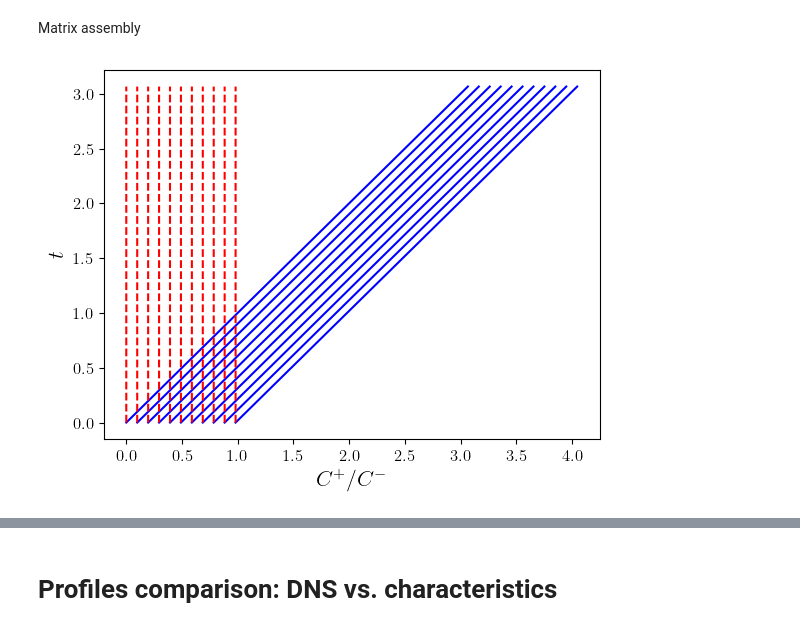
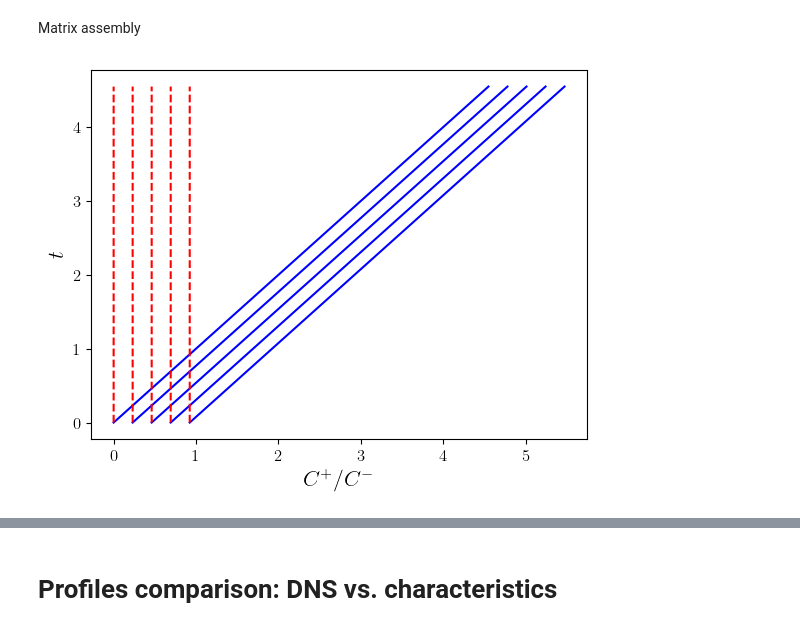
Before and after one commit to riemannsBeard/HeatTransfer_characteristics, a Jupyter notebook: Characteristics.ipynb, the cells around one changed output, grey strips where cells are left out. Saved outputs shown, nothing was run; the diff lists cells and outputs as text; code cells hidden in the pictures.

```diff
--- a/Characteristics.ipynb
+++ b/Characteristics.ipynb
@@ -55,11 +72,0 @@ Thermophysical properties (from Van Lew, 2017)
-# %%
-# Fluid
-rhof = 1733
-muf = 0.0021
-cpf = 1550
-kf = 0.25*0.57
-
-# Solid
-rhos = 2640
-cps = 1050
-ks = 2.5
@@ -111,0 +106,17 @@ h = a*6*(1-eps)/d
+# %%
+# Calculation of heat transfer coeff.
+Pr = cpf*muf/kf
+rchar = eps*d/(4*(1-eps))
+G = mDot/(eps*np.pi*R**2)
+Re = 4*G*rchar/muf
+h = 0.191*mDot*cpf/(eps*np.pi*R**2)*Re**(-0.278)*Pr**(-2/3)*np.pi*R**2
+
+# Rep = rhof*d*u/muf
+# Pr = cpf*muf/kf
+# Nu = 0.664*Rep**0.5*Pr**0.5
+# a = Nu*kf/d
+
+# # Heat transfer coeff.
+# h = a*6*(1-eps)/d
+
+h
@@ -303,7 +328,9 @@ Lambdas = h*H/(rhos*cps*u*(1-eps))
 # %%
 # Malla características
-dt = 3.6*u/H
-dx = dt
+CFL = dt*u/dx
 
-xc = np.arange(0, xf/H+dx, dx)
-tc = np.arange(0, tf*u/H+dt, dt)
+dx = 2.2e-2/H
+dt = dx
+
+xc = np.arange(0, 1 + dx, dx)
+tc = np.arange(0, 1/eps + dt, dt)
@@ -346,16 +377,17 @@ for j in range(1,len(tc)):
 # %%
 fig, axs = plt.subplots()
 
 axs.plot(Cp[::64,:].T, tc, 'b-')
 axs.plot(Cn[::64,:].T, tc, 'r--')
 
 axs.set_ylabel(r'$t$', fontsize=16)
 axs.set_xlabel(r'$C^+/C^-$', fontsize=16)
 
-fig.savefig('characteristics.pdf', bbox_inches='tight')
+fig.savefig('characteristics_Lambda' + str(Lambda) +
+            '_Lambdas_' + str(Lambdas) + '.pdf', bbox_inches='tight')
 plt.show()
 # %% [output]
-[figure, old version]
+[figure, new version]
 # %%
 fig, axs = plt.subplots(nrows=2, ncols=1, figsize=(5,8), sharex='row')
 (ax1, ax2) = axs
```
Also changed, not shown: parts of 23 cells of this notebook, 19 other files.
